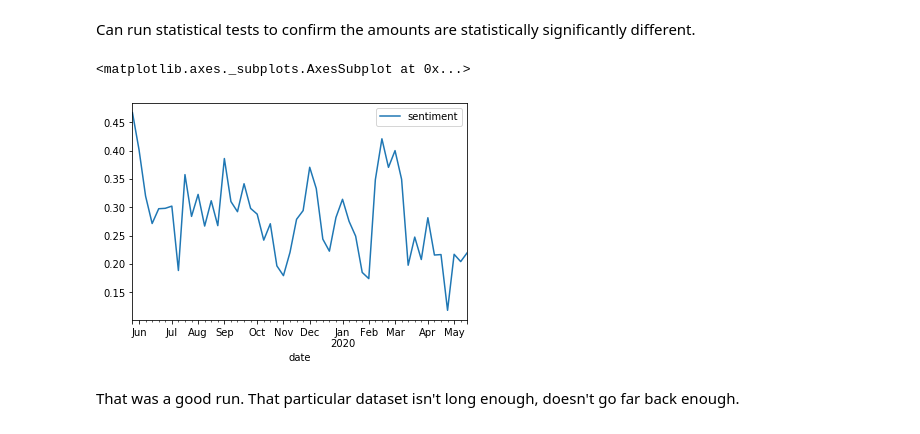
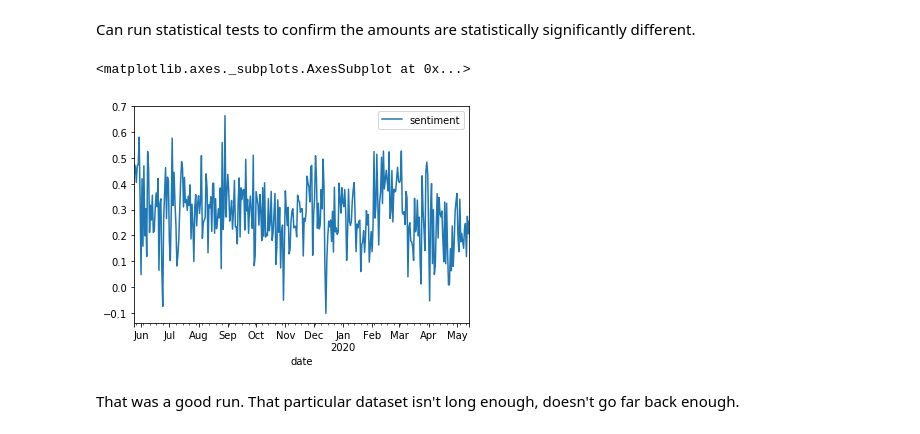
Before and after one commit to daveajstearns/mod5_project, a Jupyter notebook: nlp_component.ipynb, the cells around one changed output. Cells and saved outputs as stored; diff of their text form; code cells hidden in the pictures.

```diff
--- a/nlp_component.ipynb
+++ b/nlp_component.ipynb
@@ -105,8 +103,3 @@ Try using .loc[row_indexer,col_indexer] = value instead
 
 See the caveats in the documentation: https://pandas.pydata.org/pandas-docs/stable/user_guide/indexing.html#returning-a-view-versus-a-copy
   """Entry point for launching an IPython kernel.
-# %%
-just_tweets['sentiment'] = just_tweets['sentiment'].map({'01': 'winter', '02': 'winter', '12': 'winter',
-                                         '03': 'spring', '04': 'spring', '05': 'spring',
-                                         '06': 'summer', '07': 'summer', '08': 'summer',
-                                         '09': 'fall', '10': 'fall', '11': 'fall'})
@@ -133,5 +111,3 @@ neutral sentiment: (compound score > -0.05) and (compound score < 0.05)
 negative sentiment: compound score <= -0.05
 
 https://github.com/cjhutto/vaderSentiment#about-the-scoring
-# %%
-just_tweets.drop(columns=['score'], axis=1, inplace=True)
@@ -174,10 +145,10 @@ make_value_chart(just_tweets, 'score', 'SENTIMENT RATING', 'NUMBER', 'DISTRIBUTI
 # %% [markdown]
 Can run statistical tests to confirm the amounts are statistically significantly different.
 # %%
-just_tweets.resample('W').mean().plot()
+just_tweets.resample('D').mean().plot()
 # %% [output]
 <matplotlib.axes._subplots.AxesSubplot at 0x...>
-[figure, old version]
+[figure, new version]
 # %% [markdown]
 That was a good run. That particular dataset isn't long enough, doesn't go far back enough.
 # %%
```
Also changed, not shown: parts of 9 cells of this notebook.
